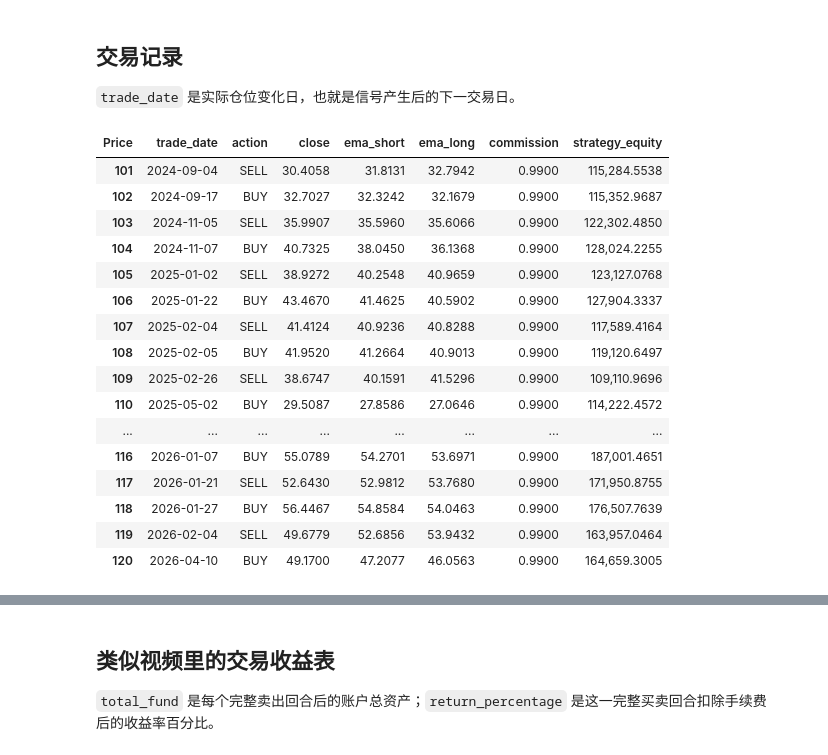
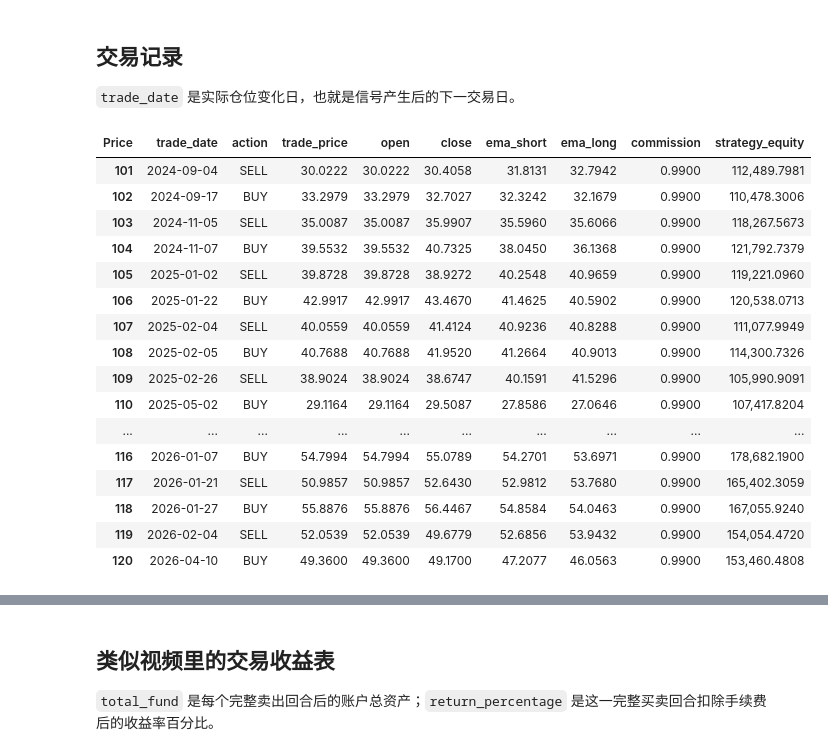
Before and after one commit to RandalTang/Quant_longbridge_trade, a Jupyter notebook: trade_strategy.ipynb, the cells around one changed output, grey strips where cells are left out. Drawn from its saved outputs; the diff is of its cells as text; code cells hidden in the pictures.

```diff
--- a/trade_strategy.ipynb
+++ b/trade_strategy.ipynb
@@ -156,28 +177,28 @@ summary_display
 
 `trade_date` 是实际仓位变化日，也就是信号产生后的下一交易日。
 # %%
-trades = bt.loc[bt["trade_signal"] != 0, ["close", "ema_short", "ema_long", "trade_signal", "commission", "strategy_equity"]].copy()
+trades = bt.loc[bt["trade_signal"] != 0, ["open", "close", "trade_price", "ema_short", "ema_long", "trade_signal", "commission", "strategy_equity"]].copy()
 trades["action"] = trades["trade_signal"].map({1: "BUY", -1: "SELL"})
 trades = trades.rename_axis("trade_date").reset_index()
-trades = trades[["trade_date", "action", "close", "ema_short", "ema_long", "commission", "strategy_equity"]]
+trades = trades[["trade_date", "action", "trade_price", "open", "close", "ema_short", "ema_long", "commission", "strategy_equity"]]
 trades.tail(20)
 # %% [output]
-| Price | trade_date | action | close | ema_short | ema_long | commission | strategy_equity |
-| 101 | 2024-09-04 | SELL | 30.4058 | 31.8131 | 32.7942 | 0.9900 | 115,284.5538 |
-| 102 | 2024-09-17 | BUY | 32.7027 | 32.3242 | 32.1679 | 0.9900 | 115,352.9687 |
-| 103 | 2024-11-05 | SELL | 35.9907 | 35.5960 | 35.6066 | 0.9900 | 122,302.4850 |
-| 104 | 2024-11-07 | BUY | 40.7325 | 38.0450 | 36.1368 | 0.9900 | 128,024.2255 |
-| 105 | 2025-01-02 | SELL | 38.9272 | 40.2548 | 40.9659 | 0.9900 | 123,127.0768 |
-| 106 | 2025-01-22 | BUY | 43.4670 | 41.4625 | 40.5902 | 0.9900 | 127,904.3337 |
-| 107 | 2025-02-04 | SELL | 41.4124 | 40.9236 | 40.8288 | 0.9900 | 117,589.4164 |
-| 108 | 2025-02-05 | BUY | 41.9520 | 41.2664 | 40.9013 | 0.9900 | 119,120.6497 |
-| 109 | 2025-02-26 | SELL | 38.6747 | 40.1591 | 41.5296 | 0.9900 | 109,110.9696 |
-| 110 | 2025-05-02 | BUY | 29.5087 | 27.8586 | 27.0646 | 0.9900 | 114,222.4572 |
-| ... | ... | ... | ... | ... | ... | ... | ... |
-| 116 | 2026-01-07 | BUY | 55.0789 | 54.2701 | 53.6971 | 0.9900 | 187,001.4651 |
-| 117 | 2026-01-21 | SELL | 52.6430 | 52.9812 | 53.7680 | 0.9900 | 171,950.8755 |
-| 118 | 2026-01-27 | BUY | 56.4467 | 54.8584 | 54.0463 | 0.9900 | 176,507.7639 |
-| 119 | 2026-02-04 | SELL | 49.6779 | 52.6856 | 53.9432 | 0.9900 | 163,957.0464 |
-| 120 | 2026-04-10 | BUY | 49.1700 | 47.2077 | 46.0563 | 0.9900 | 164,659.3005 |
+| Price | trade_date | action | trade_price | open | close | ema_short | ema_long | commission | strategy_equity |
+| 101 | 2024-09-04 | SELL | 30.0222 | 30.0222 | 30.4058 | 31.8131 | 32.7942 | 0.9900 | 112,489.7981 |
+| 102 | 2024-09-17 | BUY | 33.2979 | 33.2979 | 32.7027 | 32.3242 | 32.1679 | 0.9900 | 110,478.3006 |
+| 103 | 2024-11-05 | SELL | 35.0087 | 35.0087 | 35.9907 | 35.5960 | 35.6066 | 0.9900 | 118,267.5673 |
+| 104 | 2024-11-07 | BUY | 39.5532 | 39.5532 | 40.7325 | 38.0450 | 36.1368 | 0.9900 | 121,792.7379 |
+| 105 | 2025-01-02 | SELL | 39.8728 | 39.8728 | 38.9272 | 40.2548 | 40.9659 | 0.9900 | 119,221.0960 |
+| 106 | 2025-01-22 | BUY | 42.9917 | 42.9917 | 43.4670 | 41.4625 | 40.5902 | 0.9900 | 120,538.0713 |
+| 107 | 2025-02-04 | SELL | 40.0559 | 40.0559 | 41.4124 | 40.9236 | 40.8288 | 0.9900 | 111,077.9949 |
+| 108 | 2025-02-05 | BUY | 40.7688 | 40.7688 | 41.9520 | 41.2664 | 40.9013 | 0.9900 | 114,300.7326 |
+| 109 | 2025-02-26 | SELL | 38.9024 | 38.9024 | 38.6747 | 40.1591 | 41.5296 | 0.9900 | 105,990.9091 |
+| 110 | 2025-05-02 | BUY | 29.1164 | 29.1164 | 29.5087 | 27.8586 | 27.0646 | 0.9900 | 107,417.8204 |
+| ... | ... | ... | ... | ... | ... | ... | ... | ... | ... |
+| 116 | 2026-01-07 | BUY | 54.7994 | 54.7994 | 55.0789 | 54.2701 | 53.6971 | 0.9900 | 178,682.1900 |
+| 117 | 2026-01-21 | SELL | 50.9857 | 50.9857 | 52.6430 | 52.9812 | 53.7680 | 0.9900 | 165,402.3059 |
+| 118 | 2026-01-27 | BUY | 55.8876 | 55.8876 | 56.4467 | 54.8584 | 54.0463 | 0.9900 | 167,055.9240 |
+| 119 | 2026-02-04 | SELL | 52.0539 | 52.0539 | 49.6779 | 52.6856 | 53.9432 | 0.9900 | 154,054.4720 |
+| 120 | 2026-04-10 | BUY | 49.3600 | 49.3600 | 49.1700 | 47.2077 | 46.0563 | 0.9900 | 153,460.4808 |
 # %%
 # 展示所有交易信号，不截断。
```
Also changed, not shown: parts of 12 cells of this notebook, 1 other file.
